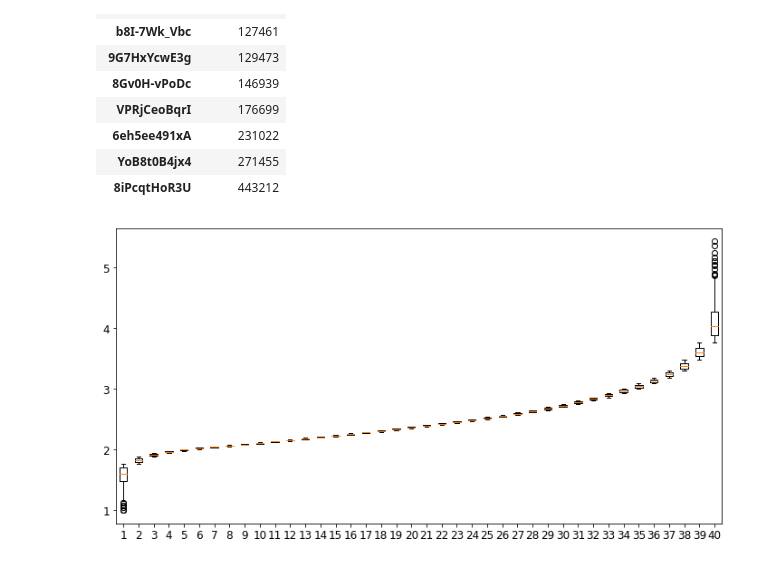
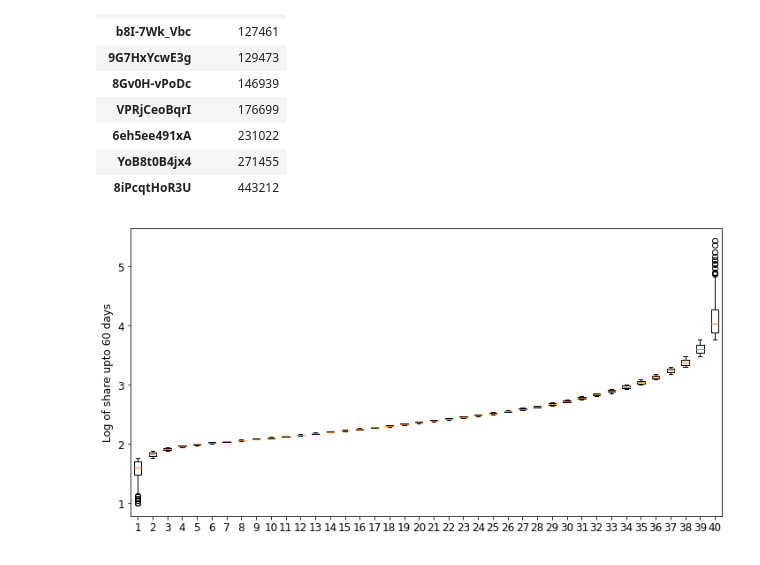
Before and after one commit to septasset/hip-popularity, a Jupyter notebook: explore/explore_active.ipynb, the cells around one changed output. Drawn from its saved outputs; the diff is of its cells as text; code cells hidden in the pictures.

```diff
--- a/explore/explore_active.ipynb
+++ b/explore/explore_active.ipynb
@@ -161,10 +160,13 @@ for i in range(40):
 # %%
 fig = plt.figure(figsize=(12, 6))
 ax1 = fig.add_subplot(111)
 ax1.boxplot(pop_scales)
+ax1.set_ylabel("Log of share upto {} days".format(days))
+# yticklabels = ["10e{}".format(y.get_text()) for y in ax1.get_yticklabels()]
+# ax1.set_yticklabels(yticklabels)
 pass
 # %% [output]
-[figure, old version]
+[figure, new version]
 # %%
 def plot_pop_percentile(pop_att, days, dataset):
     shares = {}
```
Also changed, not shown: parts of 5 cells of this notebook, 3 other files.
